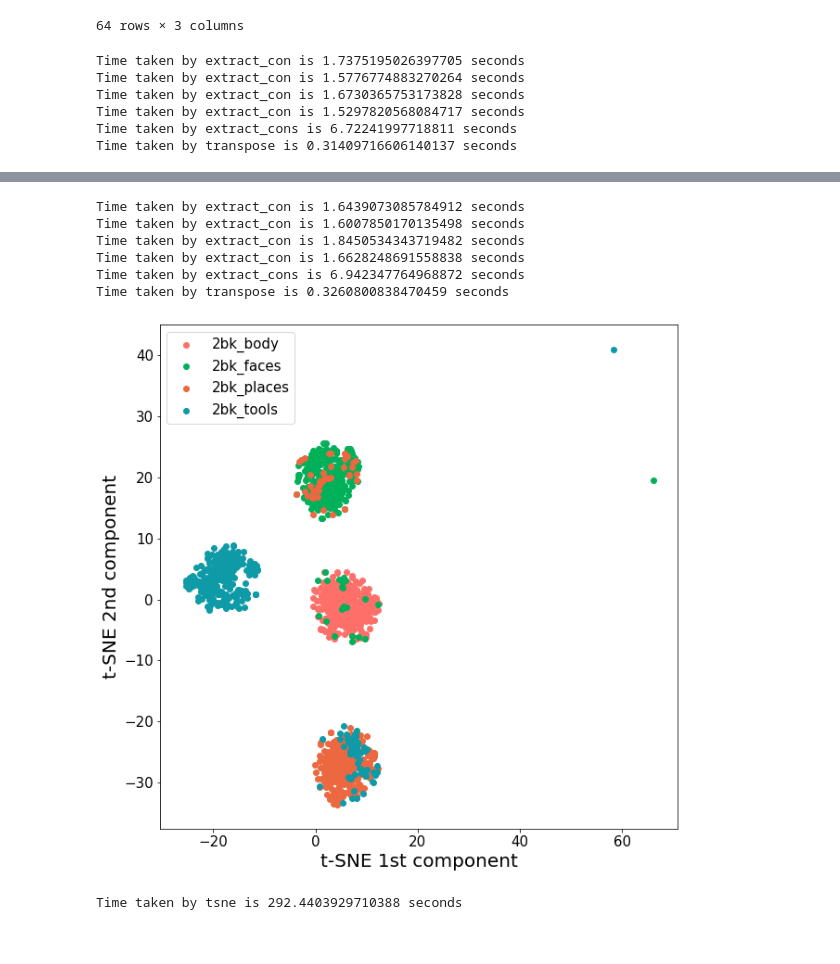
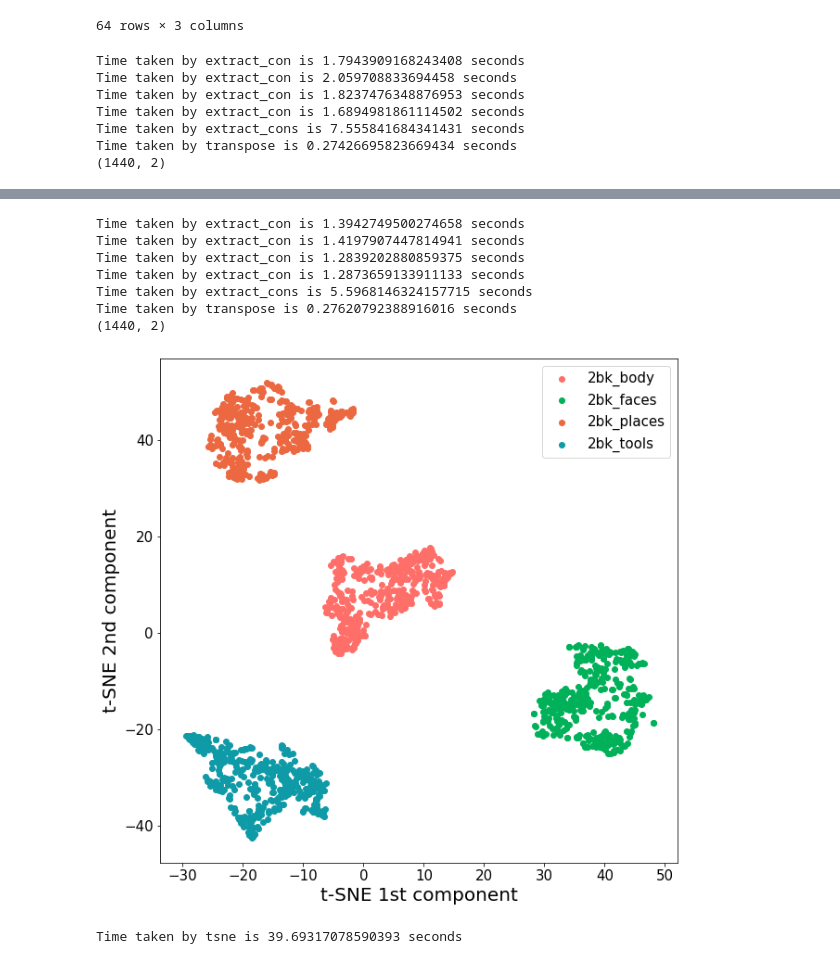
Before and after one commit to pinakm9/NMA, a Jupyter notebook: experiments/task/story_2.ipynb, the cells around one changed output, grey strips where cells are left out. Saved outputs shown, nothing was run; the diff lists cells and outputs as text; code cells hidden in the pictures.

```diff
--- a/experiments/task/story_2.ipynb
+++ b/experiments/task/story_2.ipynb
@@ -137,21 +138,27 @@ Time taken by score_plot is 65.11886239051819 seconds
 | 63 | 99.444444 | 3 | 2bk |
 64 rows × 3 columns
 # %%
+n_rois = 360
 @ut.timer
-def tsne(perplexity, pca_comps=10):
+def tsne(perplexity, pca_comps=None):
     for wm_task in ['0bk', '2bk']:
         conditions = [wm_task + '_' + condition for condition in ['body', 'faces', 'places', 'tools']]
         group = task.Group(db_path)
         data, labels = group.extract_cons(conditions, remove_mean=True)
         data, labels = group.transpose(data)
         #data = group.squash_frames(data)
-        #X = sklearn.decomposition.PCA(n_components=pca_comps).fit_transform(data.reshape(data.shape[0], -1))
-        X = TSNE(n_components=2, perplexity=perplexity).fit_transform(data.reshape(data.shape[0], -1))
+        if pca_comps is not None:
+            X = sklearn.decomposition.PCA(n_components=pca_comps).fit_transform(data.reshape(data.shape[0], -1))
+        else:
+            X = data.reshape(data.shape[0], -1)
+        X = TSNE(n_components=2, perplexity=perplexity).fit_transform(X)
+        print(X.shape)
+        #X = StandardScaler().fit_transform(X)
         fig = plt.figure(figsize=(10, 10))
         ax = fig.add_subplot(111)
         colors = ['#ff6f69', '#00b159', '#eb6841', '#0e9aa7']
         for i in range(4):
-            idx = list(range(i*group.n_subjects, (i+1)*group.n_subjects))
+            idx = list(range(i*n_rois, (i+1)*n_rois))
             x = X[idx]
             ax.scatter(x[:, 0], x[:, 1], c=colors[i], label=conditions[i])
         ax.set_xlabel('t-SNE 1st component', fontsize=20)
@@ -159,14 +166,15 @@ def tsne(perplexity, pca_comps=10):
         ax.tick_params(axis='both', which='major', labelsize=15)
         ax.tick_params(axis='both', which='minor', labelsize=15)
         plt.legend(fontsize=15)
-        plt.savefig(save_folder + '/tsne_{}.png'.format(wm_task))
+        plt.savefig(save_folder + '/tsne_{}_{}.png'.format(wm_task, pca_comps if pca_comps is not None else ''))
         plt.show()
 # %%
-tsne(50)
+tsne(50, 10)
 # %% [output]
-Time taken by extract_con is 1.7375195026397705 seconds
-Time taken by extract_con is 1.5776774883270264 seconds
-Time taken by extract_con is 1.6730365753173828 seconds
-Time taken by extract_con is 1.5297820568084717 seconds
-Time taken by extract_cons is 6.72241997718811 seconds
-Time taken by transpose is 0.31409716606140137 seconds
+Time taken by extract_con is 1.7943909168243408 seconds
+Time taken by extract_con is 2.059708833694458 seconds
+Time taken by extract_con is 1.8237476348876953 seconds
+Time taken by extract_con is 1.6894981861114502 seconds
+Time taken by extract_cons is 7.555841684341431 seconds
+Time taken by transpose is 0.27426695823669434 seconds
+(1440, 2)
@@ -174,8 +182,9 @@ Time taken by transpose is 0.31409716606140137 seconds
-Time taken by extract_con is 1.6439073085784912 seconds
-Time taken by extract_con is 1.6007850170135498 seconds
-Time taken by extract_con is 1.8450534343719482 seconds
-Time taken by extract_con is 1.6628248691558838 seconds
-Time taken by extract_cons is 6.942347764968872 seconds
-Time taken by transpose is 0.3260800838470459 seconds
+Time taken by extract_con is 1.3942749500274658 seconds
+Time taken by extract_con is 1.4197907447814941 seconds
+Time taken by extract_con is 1.2839202880859375 seconds
+Time taken by extract_con is 1.2873659133911133 seconds
+Time taken by extract_cons is 5.5968146324157715 seconds
+Time taken by transpose is 0.27620792388916016 seconds
+(1440, 2)
-[figure, old version]
+[figure, new version]
-Time taken by tsne is 292.4403929710388 seconds
+Time taken by tsne is 39.69317078590393 seconds
```
Also changed, not shown: parts of 2 cells of this notebook, 11 other files.
